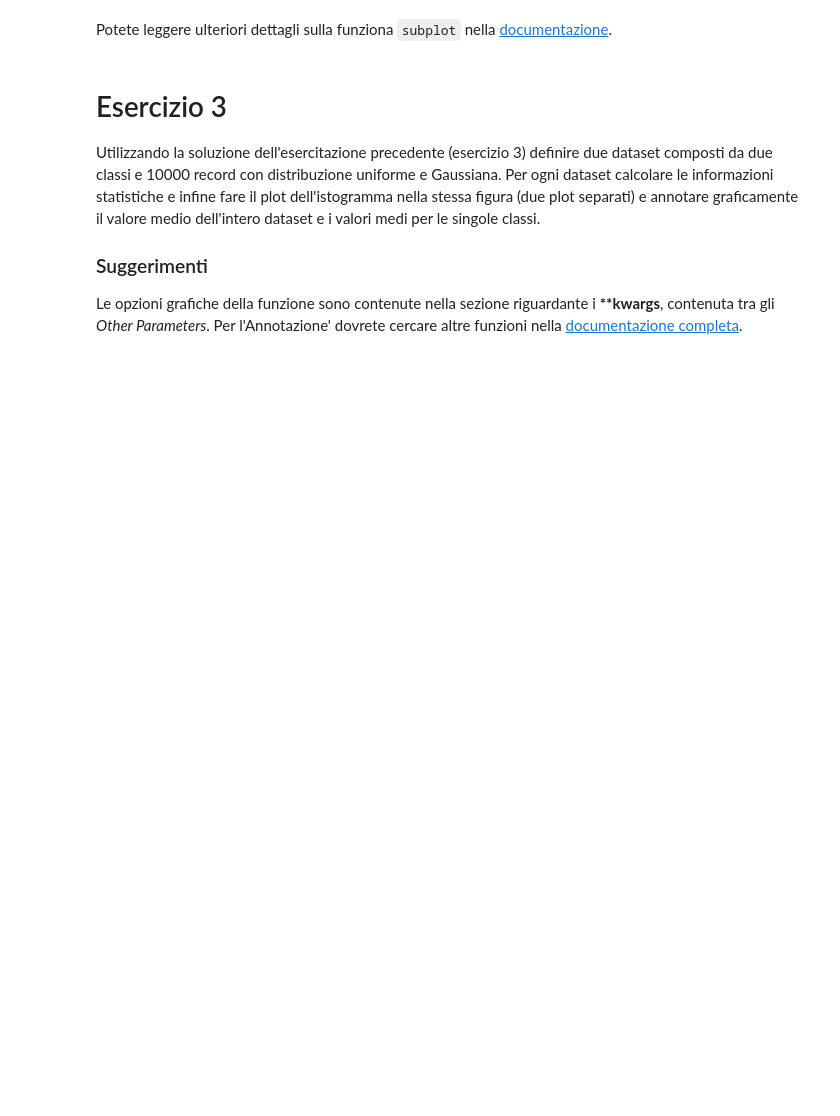
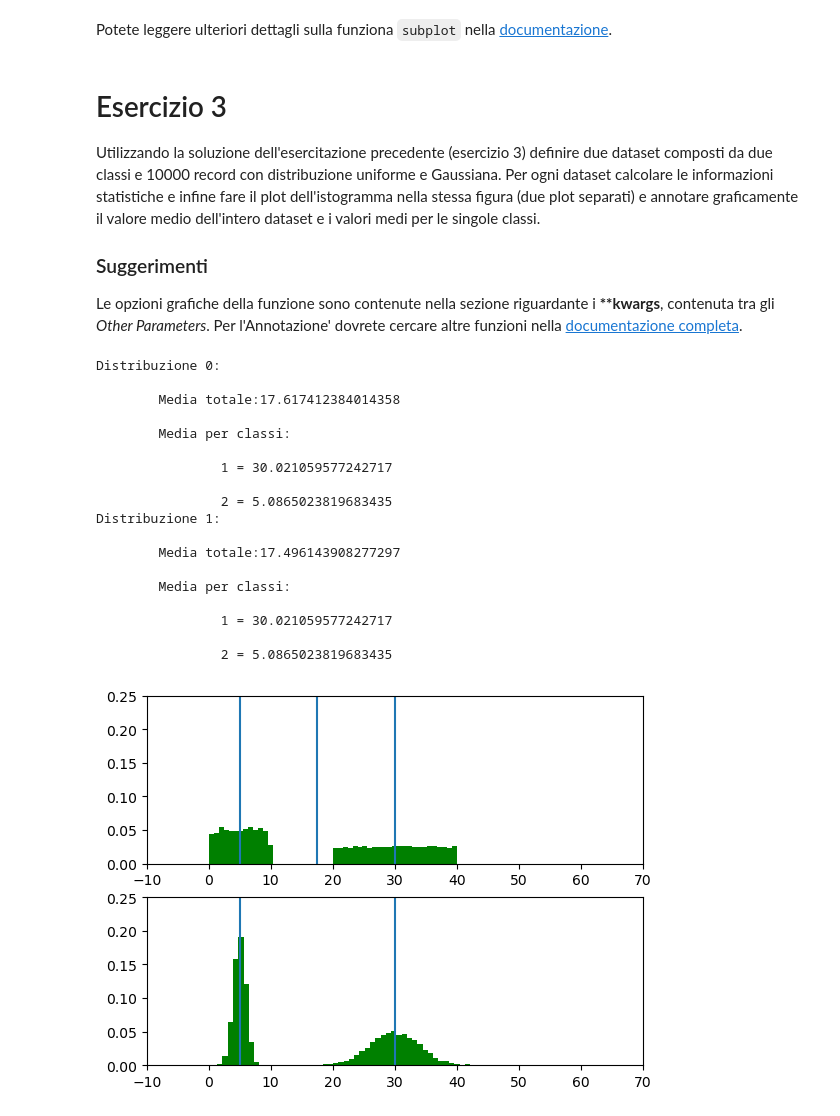
Before and after one commit to coso132/ml, a Jupyter notebook: lab03/03_lab.ipynb, the cells around one changed output. Cells and saved outputs as stored; diff of their text form; code cells hidden in the pictures; blank space fills up the shorter version.

```diff
--- a/lab03/03_lab.ipynb
+++ b/lab03/03_lab.ipynb
@@ -507,0 +507,73 @@ Le opzioni grafiche della funzione sono contenute nella sezione riguardante i **
+# %%
+# Completa qui l'esercizio 3
+# ...
+import numpy as np
+import random as r
+def toy2(c,n=1,type="U",l1=[],l2=[]):
+    #ERROR CONDITIONS
+    if n<1 | c<1:
+        return ([],[])
+    if (len(l1),len(l2)) != (c,c):
+        return ([],[])
+
+    #GENERATION
+    uni = (type=="U")
+    y = np.array([int(i/n)+1 for i in range(c*n)])
+    fg = (np.random.normal,r.uniform)[uni]
+    x = np.array([fg(l1[i-1],l2[i-1]) for i in y])
+
+    #OUTPUT
+    #print(np.array([x,y]).transpose())
+    #print()
+    return (x,y)
+
+c = 2
+n = 5000
+ndist =2
+(ux,uy) = toy2(c,n,"U", [20,0],[40,10])
+(gx,gy) = toy2(c,n,"G", [30,5],[4,1])
+npars = np.array([np.array([ux,uy]).transpose(),np.array([gx,gy]).transpose()])
+dfs = [pd.DataFrame(x,columns = ['X','Y']) for x in npars]
+
+dfu = pd.DataFrame(u, columns = ['X','Y'])
+dfg = pd.DataFrame(g, columns = ['X','Y'])
+
+i=0
+for dfi in dfs:
+    print("Distribuzione "+str(i)+":\n")
+    mean_all = dfi['X'].describe()['mean']
+    print("\tMedia totale:" + str(mean_all))
+    plt.axvline(mean_all)
+    print("\n\tMedia per classi:")
+    means=dfu.groupby('Y')['X'].aggregate('mean').rename('Media').reset_index()
+
+    plt.subplot(ndist,1,i+1)
+    plt.hist(dfi['X'], bins=50, density=True, facecolor='green')
+    for ci in range(c):
+        mean_class = means['Media'].iloc[ci]
+        plt.axvline(mean_class)
+        print("\n\t\t"+str(ci+1)+" = " + str(mean_class))
+    plt.axis([-10, 70, 0, 0.25])
+    i+=1
+
+plt.show()
+# %% [output]
+Distribuzione 0:
+
+        Media totale:17.617412384014358
+
+        Media per classi:
+
+                1 = 30.021059577242717
+
+                2 = 5.0865023819683435
+Distribuzione 1:
+
+        Media totale:17.496143908277297
+
+        Media per classi:
+
+                1 = 30.021059577242717
+
+                2 = 5.0865023819683435
+[figure, added]
```
Also changed, not shown: parts of 7 cells of this notebook.
